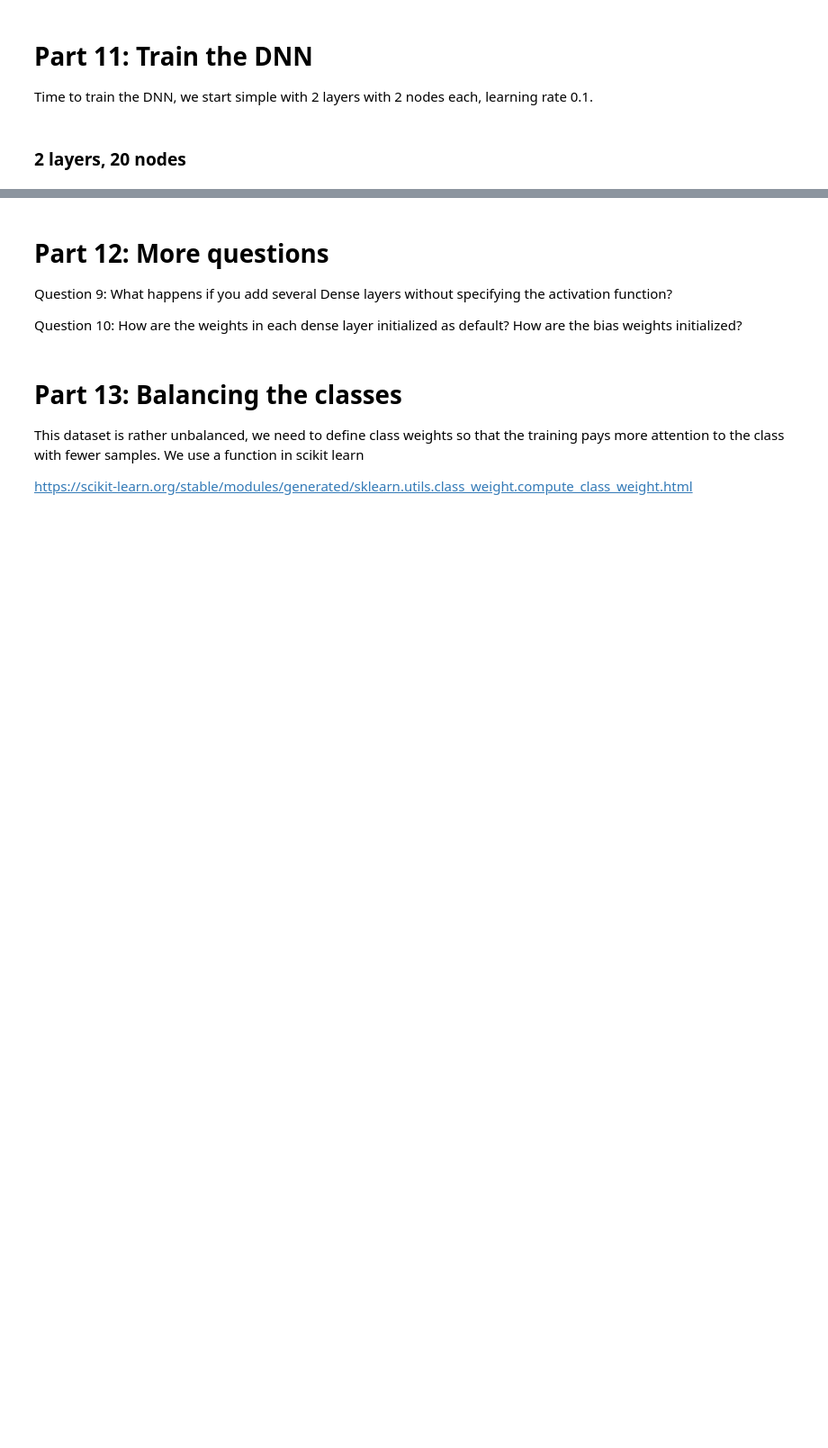
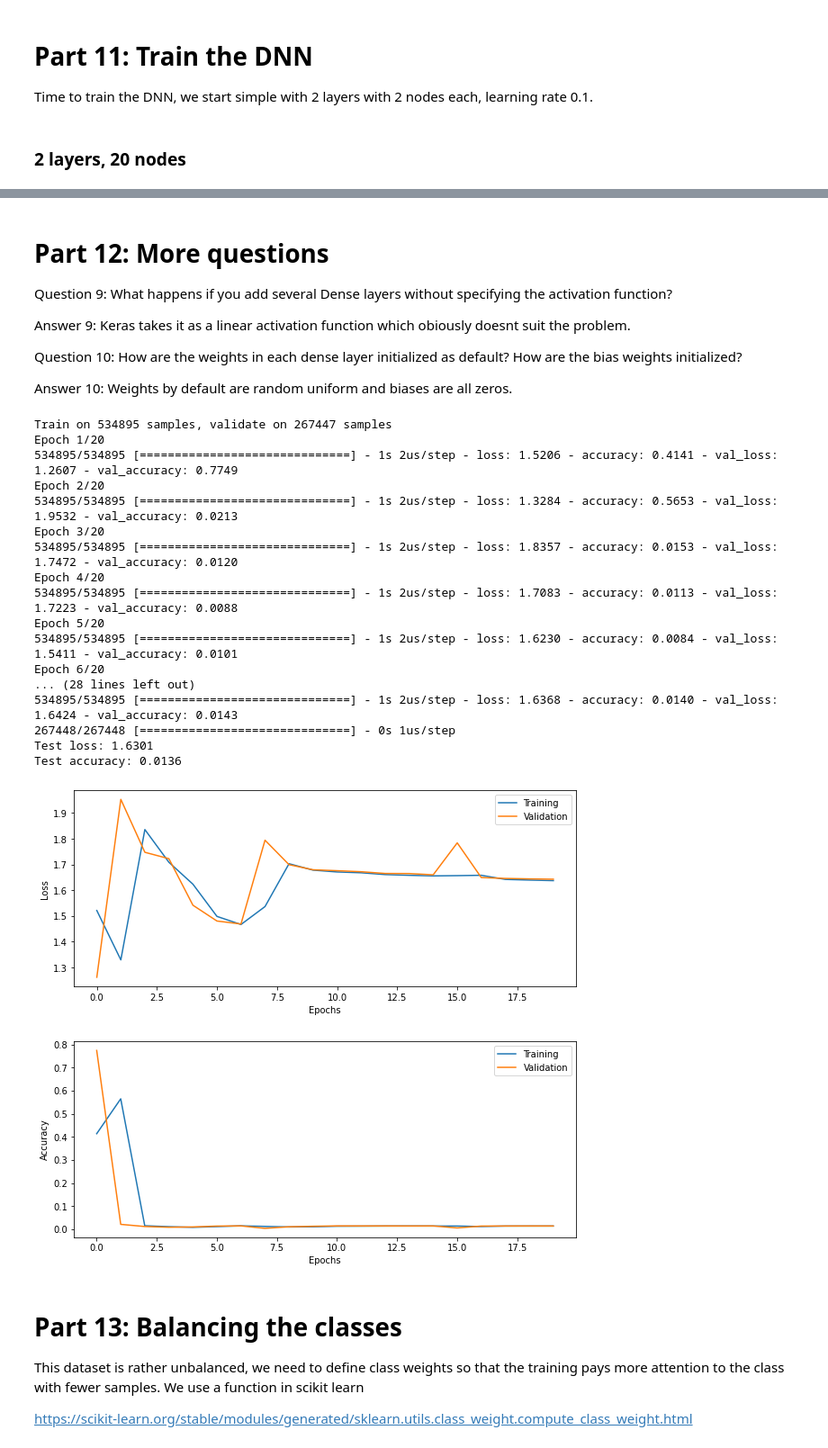
Before and after one commit to vyspi394/Deep-Learning, a Jupyter notebook: DNN_Lab.ipynb, the cells around one changed output, grey strips where cells are left out. Shown: that part at 90% size. Cells and saved outputs as stored; diff of their text form; code cells hidden in the pictures; blank space fills up the shorter version.

```diff
--- a/DNN_Lab.ipynb
+++ b/DNN_Lab.ipynb
@@ -384,7 +382,86 @@ ValueError: ignored
 
 Question 9: What happens if you add several Dense layers without specifying the activation function?
 
+Answer 9: Keras takes it as a linear activation function which obiously doesnt suit the problem.
+
 Question 10: How are the weights in each dense layer initialized as default? How are the bias weights initialized?
+
+Answer 10: Weights by default are random uniform and biases are all zeros.
+# %%
+def build_DNN2(input_shape, n_layers, n_nodes, act_fun='sigmoid', optimizer='SGD', learning_rate=0.01,
+              use_bn=False, use_dropout=False, use_custom_dropout=False):
+
+    # Setup optimizer, depending on input parameter string
+
+    # Setup a sequential model
+    model = Sequential()
+
+    # Add layers to the model, using the input parameters of the build_DNN function
+    # Add first layer, requires input shape
+    model.add(Dense(n_nodes, input_shape=input_shape))
+    #Dropping out neurons for optimization
+
+    #Adding batch normalization
+    if use_bn==True:
+        model.add(BatchNormalization())
+
+    # Add remaining layers, do not require input shape
+    for i in range(n_layers-1):
+        model.add(Dense(n_nodes))
+        #Dropping out neurons for optimization
+
+        #Adding batch normalization
+        if use_bn==True:
+            model.add(BatchNormalization())
+    # Final layer
+    model.add(Dense(1))
+    #Dropping out neurons for optimization
+
+    #Adding batch normalization
+    if use_bn==True:
+        model.add(BatchNormalization())
+    # Compile model
+    model.compile(loss=BC, optimizer=optimizer, metrics=['accuracy'])
+
+    return model
+    # Setup some training parameters
+batch_size = 10000
+epochs = 20
+
+input_shape = (Xtrain.shape[1],)
+
+# Build the model
+mode1 = build_DNN2(input_shape=input_shape,n_layers=2,n_nodes=20,learning_rate=0.1)
+
+# Train the model, provide training data and validation data
+history1 = mode1.fit(Xtrain, Ytrain, batch_size=batch_size, epochs=epochs, validation_data=(Xval, Yval))
+
+# Evaluate the model on the test data
+score = mode1.evaluate(Xtest, Ytest, batch_size=batch_size)
+print('Test loss: %.4f' % score[0])
+print('Test accuracy: %.4f' % score[1])
+# Plot the history from the training run
+plot_results(history1)
+# %% [output]
+Train on 534895 samples, validate on 267447 samples
+Epoch 1/20
+534895/534895 [==============================] - 1s 2us/step - loss: 1.5206 - accuracy: 0.4141 - val_loss: 1.2607 - val_accuracy: 0.7749
+Epoch 2/20
+534895/534895 [==============================] - 1s 2us/step - loss: 1.3284 - accuracy: 0.5653 - val_loss: 1.9532 - val_accuracy: 0.0213
+Epoch 3/20
+534895/534895 [==============================] - 1s 2us/step - loss: 1.8357 - accuracy: 0.0153 - val_loss: 1.7472 - val_accuracy: 0.0120
+Epoch 4/20
+534895/534895 [==============================] - 1s 2us/step - loss: 1.7083 - accuracy: 0.0113 - val_loss: 1.7223 - val_accuracy: 0.0088
+Epoch 5/20
+534895/534895 [==============================] - 1s 2us/step - loss: 1.6230 - accuracy: 0.0084 - val_loss: 1.5411 - val_accuracy: 0.0101
+Epoch 6/20
+... (28 lines left out)
+534895/534895 [==============================] - 1s 2us/step - loss: 1.6368 - accuracy: 0.0140 - val_loss: 1.6424 - val_accuracy: 0.0143
+267448/267448 [==============================] - 0s 1us/step
+Test loss: 1.6301
+Test accuracy: 0.0136
+[figure, added]
+[figure, added]
 # %% [markdown]
 # Part 13: Balancing the classes
 
```
Also changed, not shown: parts of 7 cells of this notebook.
